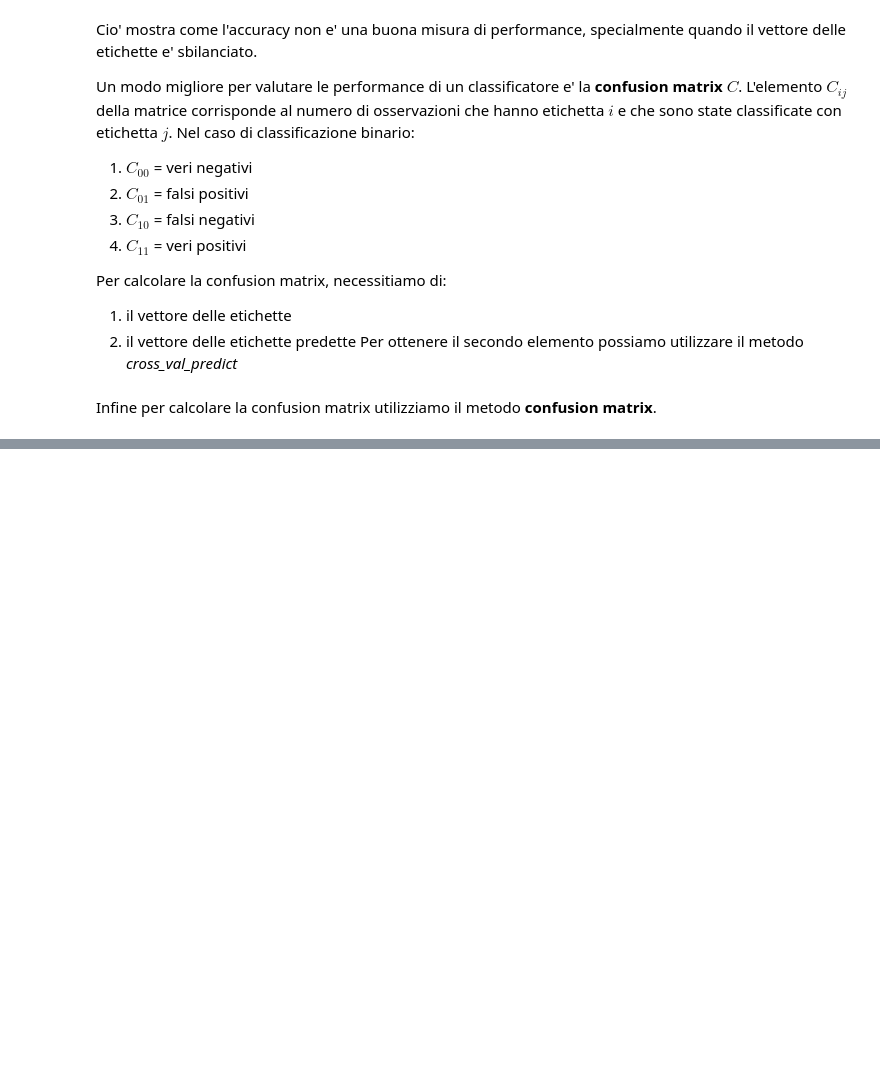
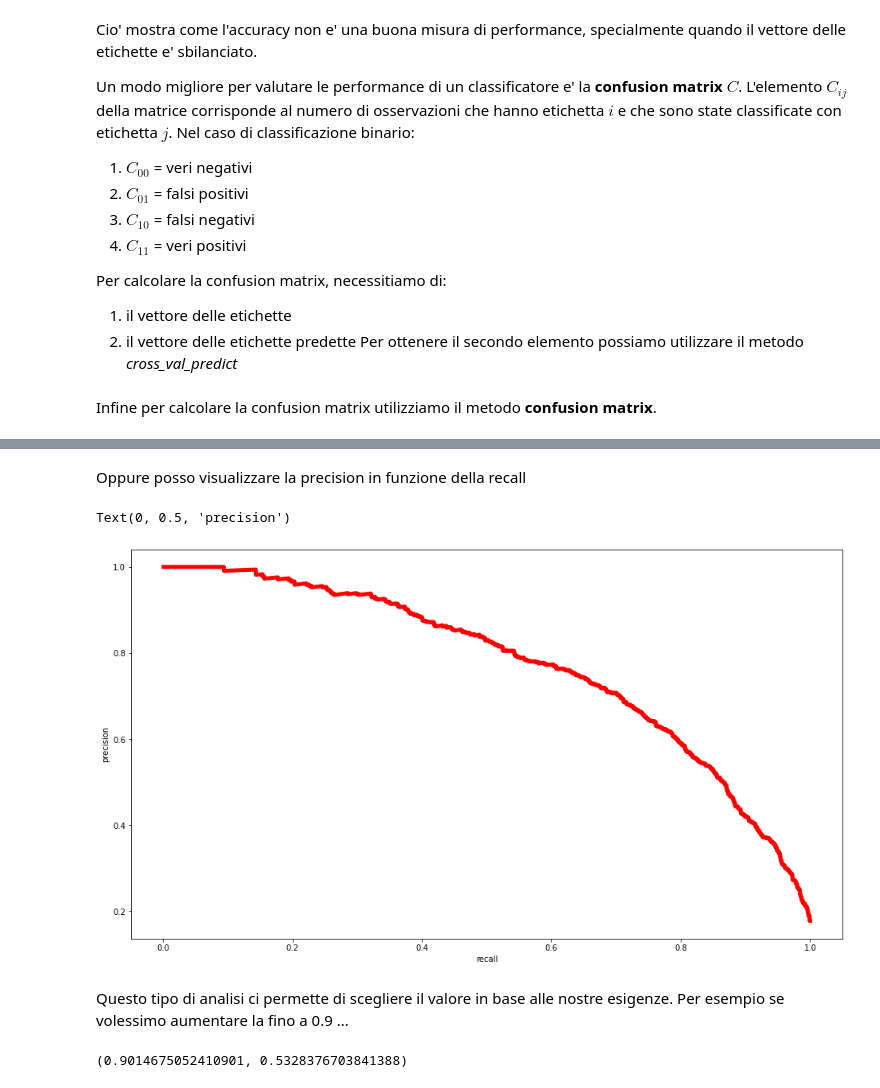
Before and after one commit to matzigno/CSML21, a Jupyter notebook: Classification.ipynb, the cells around one changed output, grey strips where cells are left out. Saved outputs shown, nothing was run; the diff lists cells and outputs as text; code cells hidden in the pictures; blank space fills up the shorter version.

```diff
--- a/Classification.ipynb
+++ b/Classification.ipynb
@@ -399,0 +459,19 @@ $$precision = \frac{C_{11}}{C_{11} + C_{10}} = \frac{TP}{TP + FN}$$
+# %% [markdown]
+Oppure posso visualizzare la precision in funzione della recall
+# %%
+fig = plt.figure(figsize=(16,9))
+ax = fig.add_subplot()
+ax.plot(rec[:-1], prec[:-1], 'r',label='precision', lw=5)
+ax.set_xlabel('recall')
+ax.set_ylabel('precision')
+# %% [output]
+Text(0, 0.5, 'precision')
+[figure, added]
+# %% [markdown]
+Questo tipo di analisi ci permette di scegliere il valore in base alle nostre esigenze. Per esempio se volessimo aumentare la fino a 0.9 ...
+# %%
+soglia_prec_90 = soglia[np.argmax(prec >= 0.9)]
+y_train_prec_90 = y_scores >= soglia_prec_90
+precision_score(y_train, y_train_prec_90), f1_score(y_train, y_train_prec_90)
+# %% [output]
+(0.9014675052410901, 0.5328376703841388)
```
Also changed, not shown: parts of 33 cells of this notebook.
